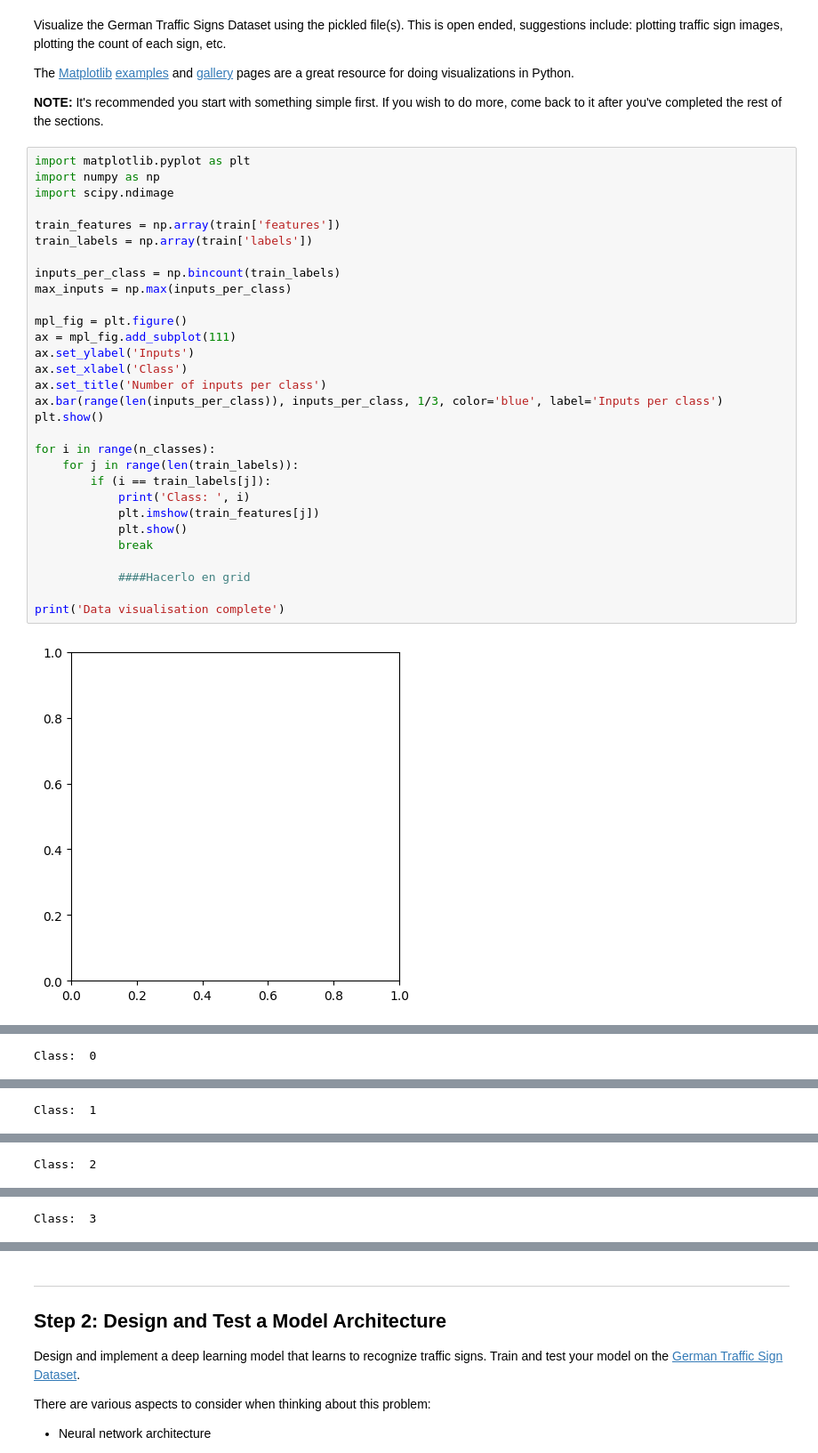
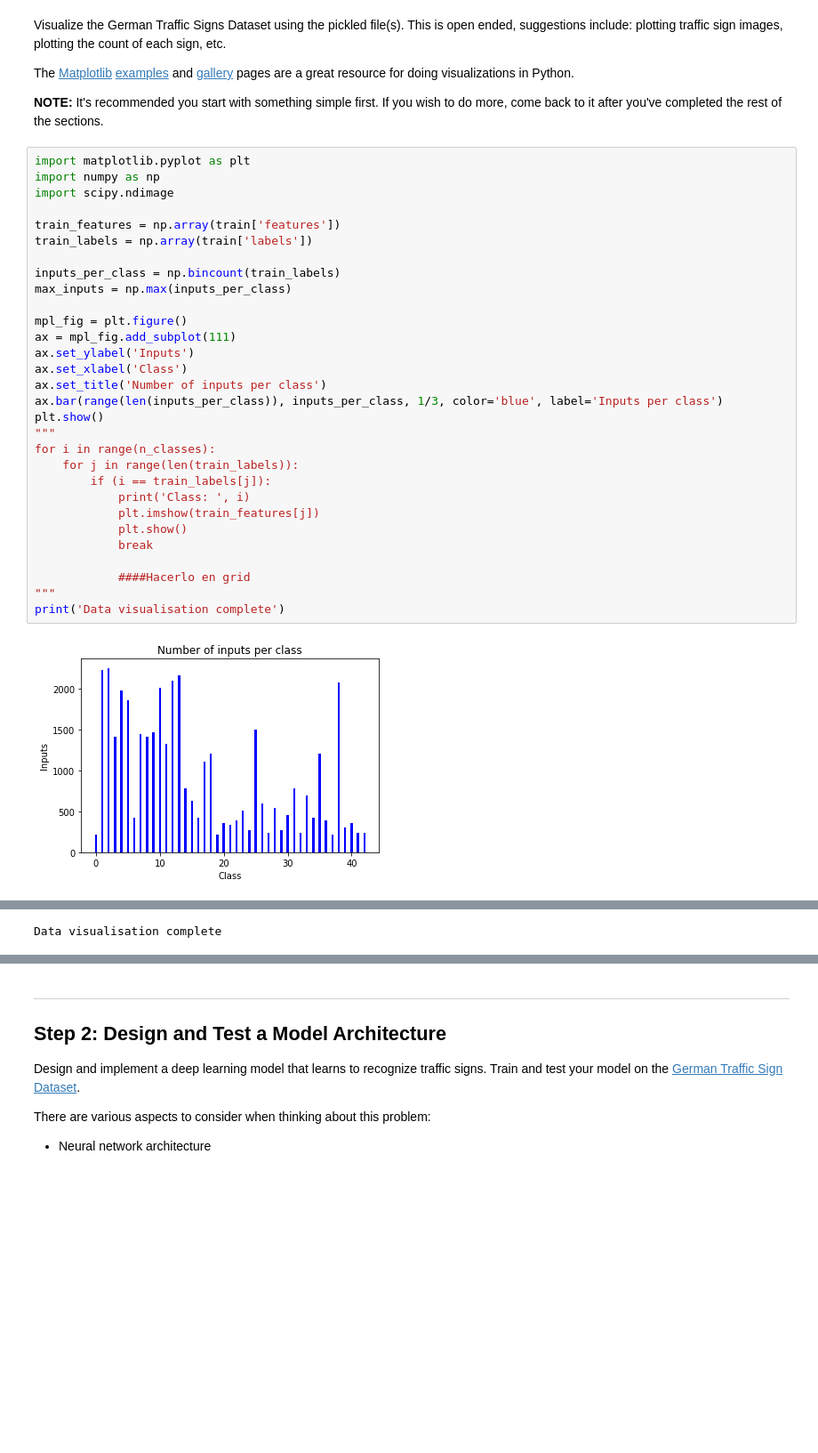
Before and after one commit to gagolucasm/Traffic-Sign-Classifier, a Jupyter notebook: Traffic_Sign_Classifier.ipynb, the cells around one changed output, grey strips where cells are left out. Shown at 89% size. Saved outputs shown, nothing was run; the diff lists cells and outputs as text; blank space fills up the shorter version.

```diff
--- a/Traffic_Sign_Classifier.ipynb
+++ b/Traffic_Sign_Classifier.ipynb
@@ -120,32 +120,32 @@ The [Matplotlib](http://matplotlib.org/) [examples](http://matplotlib.org/exampl
 # %%
 import matplotlib.pyplot as plt
 import numpy as np
 import scipy.ndimage
 
 train_features = np.array(train['features'])
 train_labels = np.array(train['labels'])
 
 inputs_per_class = np.bincount(train_labels)
 max_inputs = np.max(inputs_per_class)
 
 mpl_fig = plt.figure()
 ax = mpl_fig.add_subplot(111)
 ax.set_ylabel('Inputs')
 ax.set_xlabel('Class')
 ax.set_title('Number of inputs per class')
 ax.bar(range(len(inputs_per_class)), inputs_per_class, 1/3, color='blue', label='Inputs per class')
 plt.show()
-
+"""
 for i in range(n_classes):
     for j in range(len(train_labels)):
         if (i == train_labels[j]):
             print('Class: ', i)
             plt.imshow(train_features[j])
             plt.show()
             break
 
             ####Hacerlo en grid
-
+"""
 print('Data visualisation complete')
 # %% [output]
-[figure, old version]
+[figure, new version]
@@ -153 +152 @@ print('Data visualisation complete')
-Class:  0
+Data visualisation complete
@@ -155 +152,0 @@ Class:  0
-Class:  1
@@ -157 +152,0 @@ Class:  1
-Class:  2
@@ -159 +152,0 @@ Class:  2
-Class:  3
```
Also changed, not shown: parts of 14 cells of this notebook, 3 other files.
